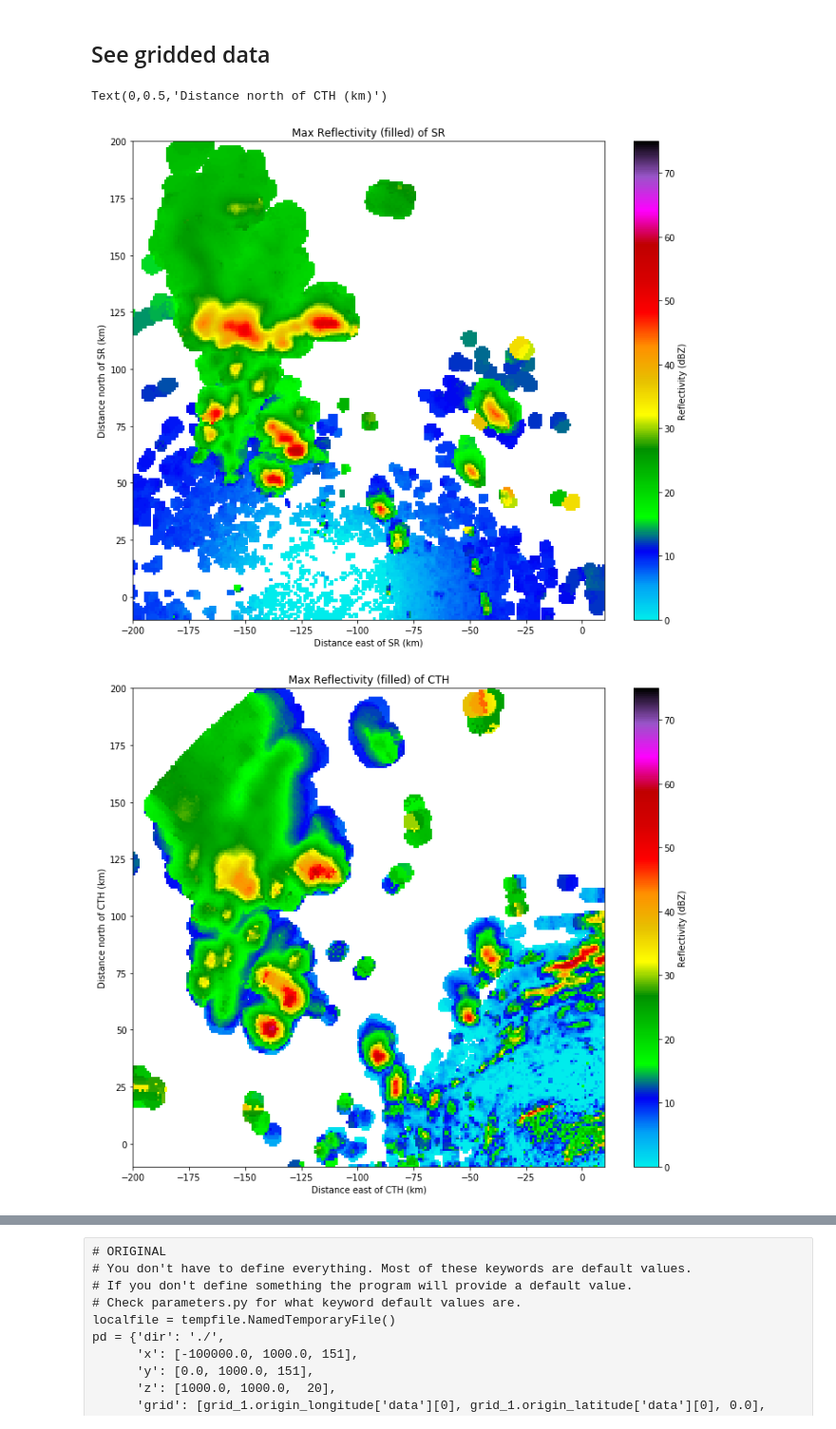
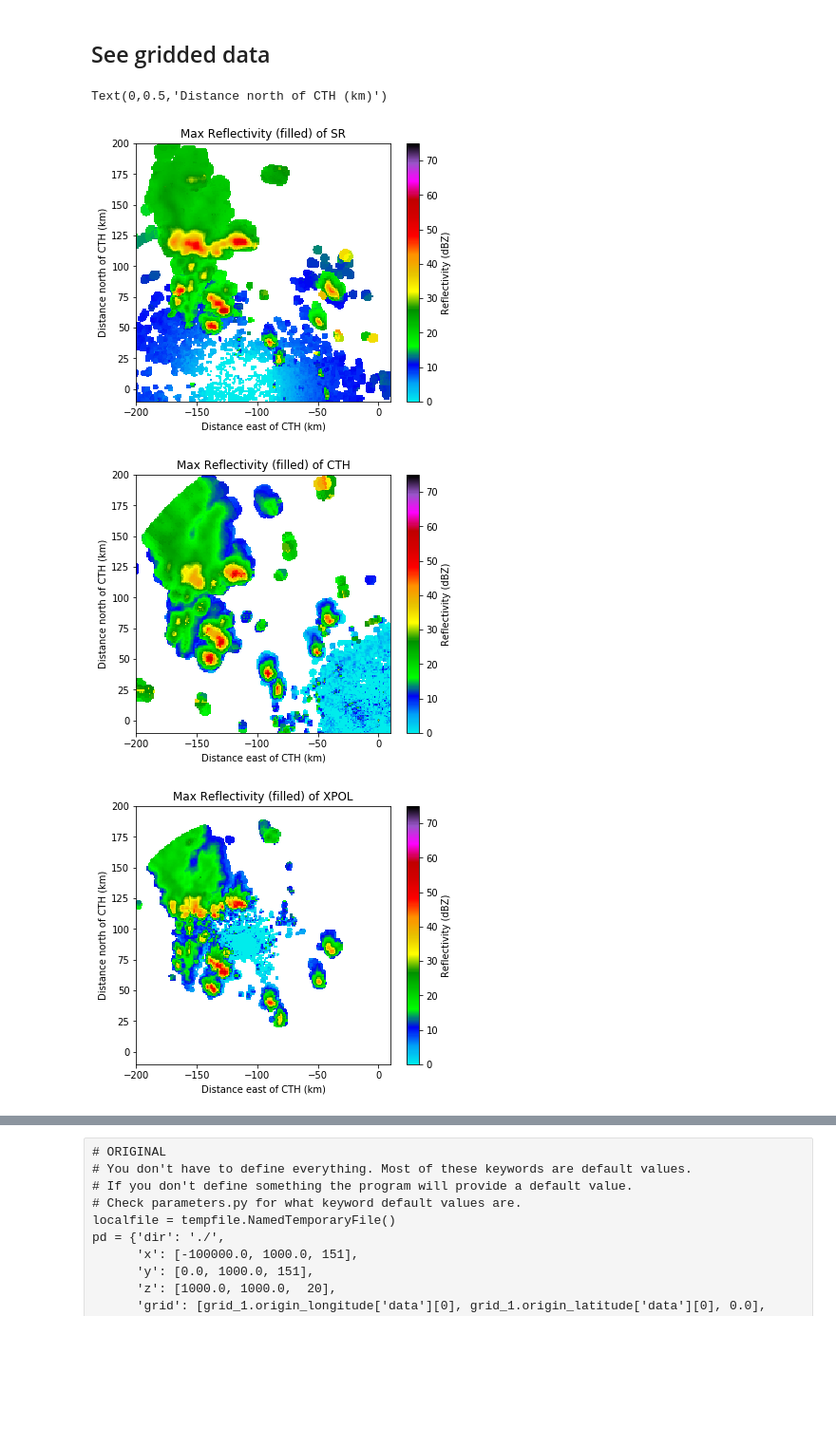
Before and after one commit to cclopes/soschuva_hail, a Jupyter notebook: MultiDoppler_Processing/multidop_cases.ipynb, the cells around one changed output, grey strips where cells are left out. Shown at 95% size. Cells and saved outputs as stored; diff of their text form; code cells hidden in the pictures; blank space fills up the shorter version.

Commit message:
Updating multidoppler processing
Adapt script to 3 radars

```diff
--- a/MultiDoppler_Processing/multidop_cases.ipynb
+++ b/MultiDoppler_Processing/multidop_cases.ipynb
@@ -58,6 +59,15 @@ corr_vel = pyart.correct.dealias_region_based(radar_2, vel_field='velocity',
                                               keep_original=False, gatefilter=gatefilter,
                                               centered=True)
 radar_2.add_field('VT', corr_vel, replace_existing=True)
+# %%
+cp = deepcopy(radar_3.fields['corrected_reflectivity']['data'])
+radar_3.add_field_like('corrected_reflectivity', 'DT', cp, replace_existing=True)
+gatefilter = pyart.correct.GateFilter(radar_3)
+gatefilter.exclude_masked('corrected_reflectivity')
+corr_vel = pyart.correct.dealias_region_based(radar_3, vel_field='velocity',
+                                              keep_original=False, gatefilter=gatefilter,
+                                              centered=True)
+radar_3.add_field('VT', corr_vel, replace_existing=True)
 # %% [markdown]
 ### Comparing corrections: São Roque
 # %%
@@ -124,9 +164,13 @@ display.plot_ppi_map('VT', 0, vmin=-15, vmax=15, shapefile="../Data/GENERAL/shap
 radar_1.fields['DT']['missing_value'] = 1.0 * radar_1.fields['DT']['_FillValue']
 radar_2.fields['DT']['missing_value'] = 1.0 * radar_2.fields['DT']['data'].fill_value
 radar_2.fields['DT']['_FillValue'] = radar_2.fields['DT']['data'].fill_value
+radar_3.fields['DT']['missing_value'] = 1.0 * radar_3.fields['DT']['data'].fill_value
+radar_3.fields['DT']['_FillValue'] = radar_3.fields['DT']['data'].fill_value
 radar_1.fields['VT']['missing_value'] = 1.0 * radar_1.fields['VT']['_FillValue']
 radar_2.fields['VT']['missing_value'] = 1.0 * radar_2.fields['VT']['data'].fill_value
 radar_2.fields['VT']['_FillValue'] = radar_2.fields['VT']['data'].fill_value
+radar_3.fields['VT']['missing_value'] = 1.0 * radar_3.fields['VT']['data'].fill_value
+radar_3.fields['VT']['_FillValue'] = radar_3.fields['VT']['data'].fill_value
 # %% [markdown]
 ### Grid the volumes and add azimuths and elevations
 # %%
@@ -150,4 +194,6 @@ grid_1 = grid_radar(radar_1, origin=(radar_2.latitude['data'][0], radar_2.longit
                     xlim=(-200000, 10000), ylim=(-10000, 200000), grid_shape=(20, 211, 211))
 grid_2 = grid_radar(radar_2, origin=(radar_2.latitude['data'][0], radar_2.longitude['data'][0]),
                     xlim=(-200000, 10000), ylim=(-10000, 200000), grid_shape=(20, 211, 211))
+grid_3 = grid_radar(radar_3, origin=(radar_2.latitude['data'][0], radar_2.longitude['data'][0]),
+                    xlim=(-200000, 10000), ylim=(-10000, 200000), grid_shape=(20, 211, 211))
 # %% [output]
@@ -156,40 +203,56 @@ grid_2 = grid_radar(radar_2, origin=(radar_2.latitude['data'][0], radar_2.longit
 # %%
 grid_1 = multidop.angles.add_azimuth_as_field(grid_1)
 grid_2 = multidop.angles.add_azimuth_as_field(grid_2)
+grid_3 = multidop.angles.add_azimuth_as_field(grid_3)
 grid_1 = multidop.angles.add_elevation_as_field(grid_1)
 grid_2 = multidop.angles.add_elevation_as_field(grid_2)
+grid_3 = multidop.angles.add_elevation_as_field(grid_3)
 # %% [markdown]
 ## See gridded data
 # %%
-fig = plt.figure(figsize=(12, 10))
+fig = plt.figure(figsize=(6, 5))
 fig.set_facecolor('w')
 DZcomp = np.amax(grid_1.fields['DT']['data'], axis=0)
 x, y = np.meshgrid(0.001*grid_1.x['data'], 0.001*grid_1.y['data'])
 cs = plt.pcolormesh(0.001*grid_1.x['data'], 0.001*grid_1.y['data'],
                     DZcomp, vmin=0, vmax=75, cmap='pyart_NWSRef')
 plt.xlim(-200, 10)
 plt.ylim(-10, 200)
 plt.colorbar(cs, label='Reflectivity (dBZ)')
 plt.title('Max Reflectivity (filled) of SR')
-plt.xlabel('Distance east of SR (km)')
-plt.ylabel('Distance north of SR (km)')
+plt.xlabel('Distance east of CTH (km)')
+plt.ylabel('Distance north of CTH (km)')
 
-fig = plt.figure(figsize=(12, 10))
+fig = plt.figure(figsize=(6, 5))
 fig.set_facecolor('w')
 DZcomp = np.amax(grid_2.fields['DT']['data'], axis=0)
 x, y = np.meshgrid(0.001*grid_2.x['data'], 0.001*grid_2.y['data'])
 cs = plt.pcolormesh(0.001*grid_2.x['data'], 0.001*grid_2.y['data'],
                     DZcomp, vmin=0, vmax=75, cmap='pyart_NWSRef')
 plt.xlim(-200, 10)
 plt.ylim(-10, 200)
 plt.colorbar(cs, label='Reflectivity (dBZ)')
 plt.title('Max Reflectivity (filled) of CTH')
 plt.xlabel('Distance east of CTH (km)')
 plt.ylabel('Distance north of CTH (km)')
+
+fig = plt.figure(figsize=(6, 5))
+fig.set_facecolor('w')
+DZcomp = np.amax(grid_3.fields['DT']['data'], axis=0)
+x, y = np.meshgrid(0.001*grid_3.x['data'], 0.001*grid_3.y['data'])
+cs = plt.pcolormesh(0.001*grid_3.x['data'], 0.001*grid_3.y['data'],
+                    DZcomp, vmin=0, vmax=75, cmap='pyart_NWSRef')
+plt.xlim(-200, 10)
+plt.ylim(-10, 200)
+plt.colorbar(cs, label='Reflectivity (dBZ)')
+plt.title('Max Reflectivity (filled) of XPOL')
+plt.xlabel('Distance east of CTH (km)')
+plt.ylabel('Distance north of CTH (km)')
 # %% [output]
 Text(0,0.5,'Distance north of CTH (km)')
-[figure, old version]
+[figure, new version]
-[figure, old version]
+[figure, new version]
+[figure, added]
 # %%
 pyart.io.write_grid('sr.nc', grid_1)
 pyart.io.write_grid('cth.nc', grid_2)
```
Also changed, not shown: parts of 28 cells of this notebook, 12 other files.
